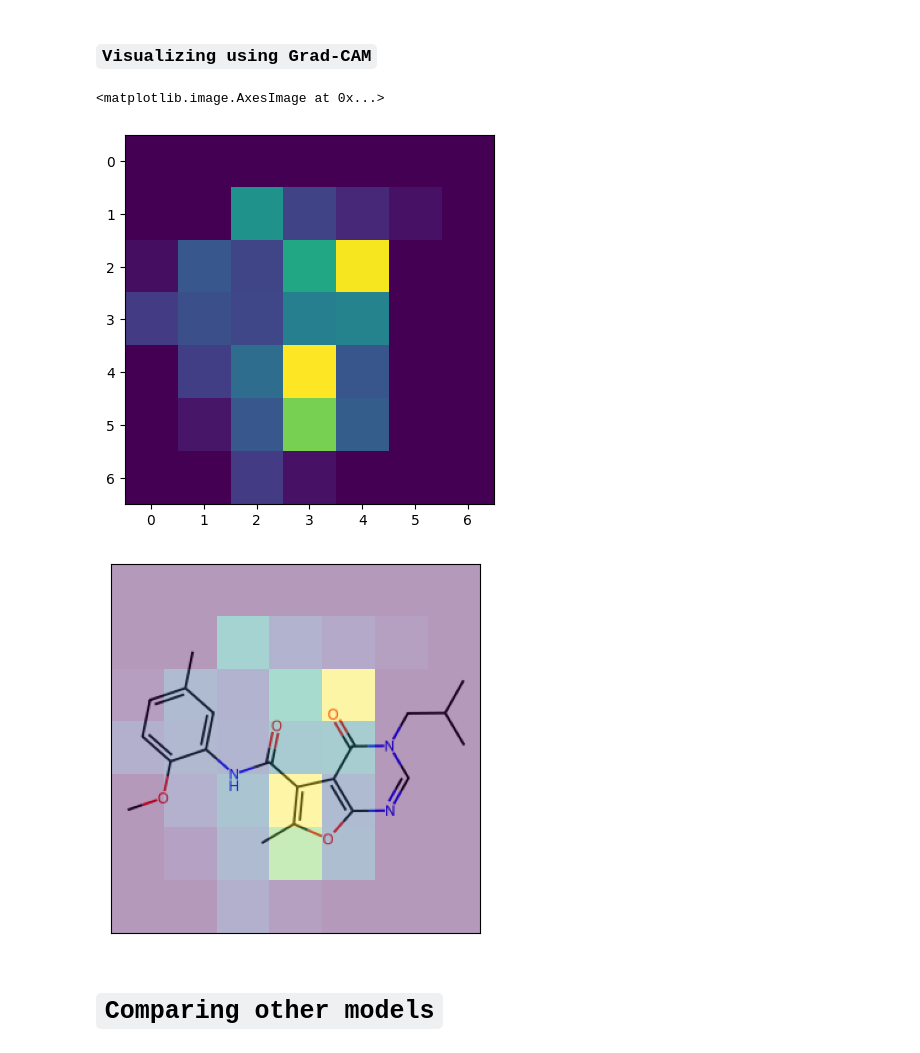
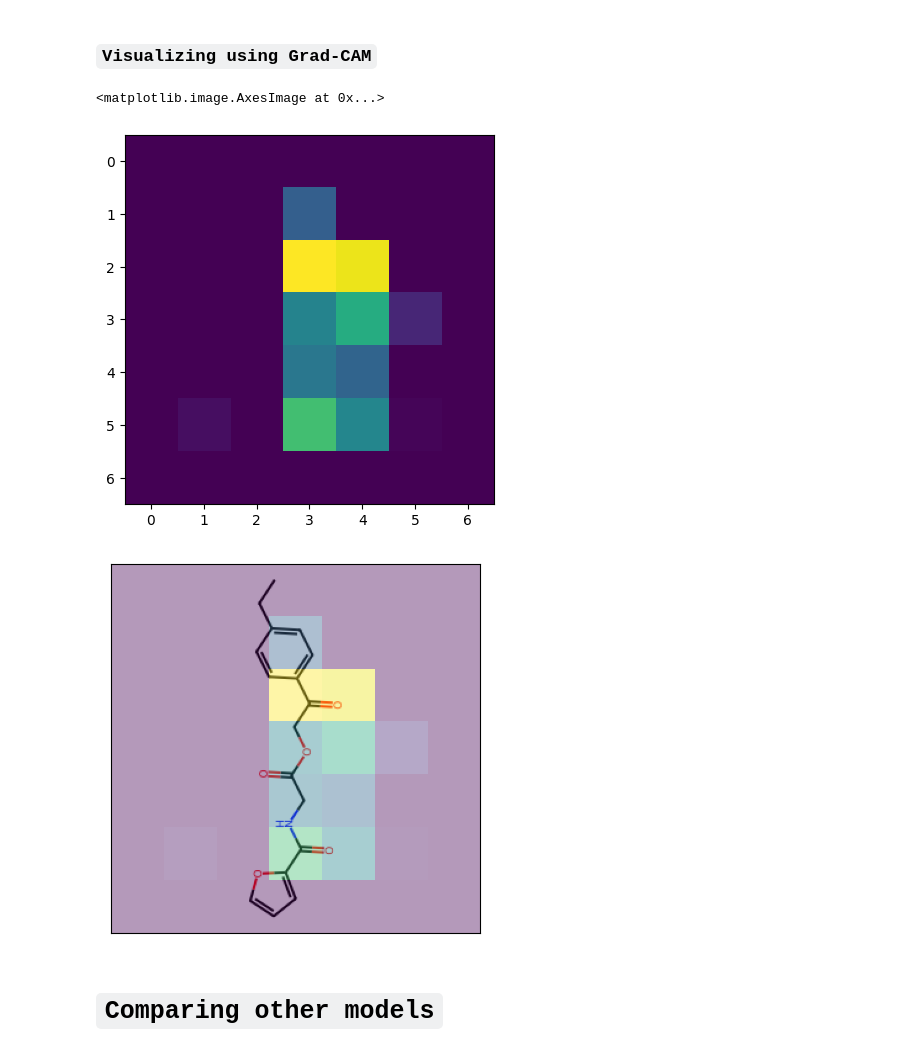
Before and after one commit to Wa-lead/CV_PROJECT, a Jupyter notebook: ChemCeption.ipynb, the cells around one changed output. Cells and saved outputs as stored; diff of their text form; code cells hidden in the pictures.

```diff
--- a/ChemCeption.ipynb
+++ b/ChemCeption.ipynb
@@ -349,19 +353,18 @@ for img in range(60):
 [figure]
 # %%
 # get positive sample that it predicted correctly
-correct_pred = np.where((y_pred > 0.5) & (y_test == 1))[0]
-test_df_correct = test_df.iloc[correct_pred]
-random_idx = np.random.randint(0, len(test_df_correct))
+correct_pred = np.where((y_pred > 0.9) & (y_test == 1))[0]
+entries = test_df.loc[correct_pred]
 
-sample = test_df_correct.iloc[random_idx]['mol']
-x = X_test[correct_pred[random_idx]]
+random_idx = np.random.choice(entries.index)
+
+sample = test_df.loc[random_idx]
+x = sample['molimage']
 x = np.expand_dims(x, axis=0)
 # %% [markdown]
 ### `Visualizing using Grad-CAM`
 # %%
-# 0 is th class index for class 'Daisy' in Flowers dataset
 import keras.backend as K
-
 
 flower_output = model.output[:, 0]
 last_conv_layer = model.get_layer('mixed2')
@@ -383,23 +386,27 @@ heatmap /= np.max(heatmap)
 plt.imshow(heatmap)
 # %% [output]
 <matplotlib.image.AxesImage at 0x...>
-[figure, old version]
+[figure, new version]
 # %%
 from rdkit.Chem import Draw
-img = Draw.MolToImage(sample, size=(300, 300))
-extent = 0, 300, 0, 300
+import cv2
+img = Draw.MolToImage(sample['mol'], size=(300, 300))
+img = np.array(img)
+img = cv2.rotate(img, cv2.ROTATE_90_CLOCKWISE)
+# img = x[0]
+extent = 0, 80, 0, 80
 fig = plt.Figure(frameon=False)
 
 img1 = plt.imshow(img, extent=extent)
 img2 = plt.imshow(heatmap, cmap='viridis', alpha=0.4, extent=extent)
 
 
 
 plt.xticks([])
 plt.yticks([])
 plt.show()
 # %% [output]
-[figure, old version]
+[figure, new version]
 # %% [markdown]
 # `Comparing other models`
 # %% [markdown]
```
Also changed, not shown: parts of 10 cells of this notebook, 1 other file.
